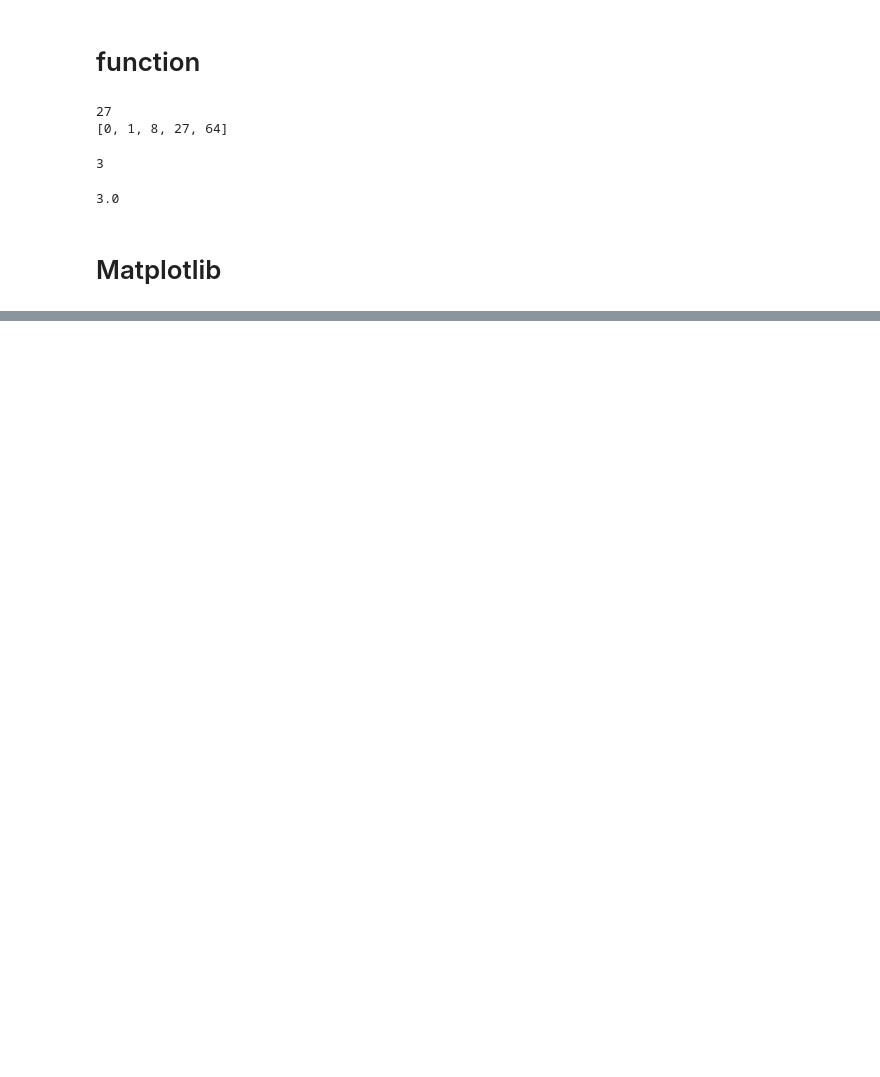
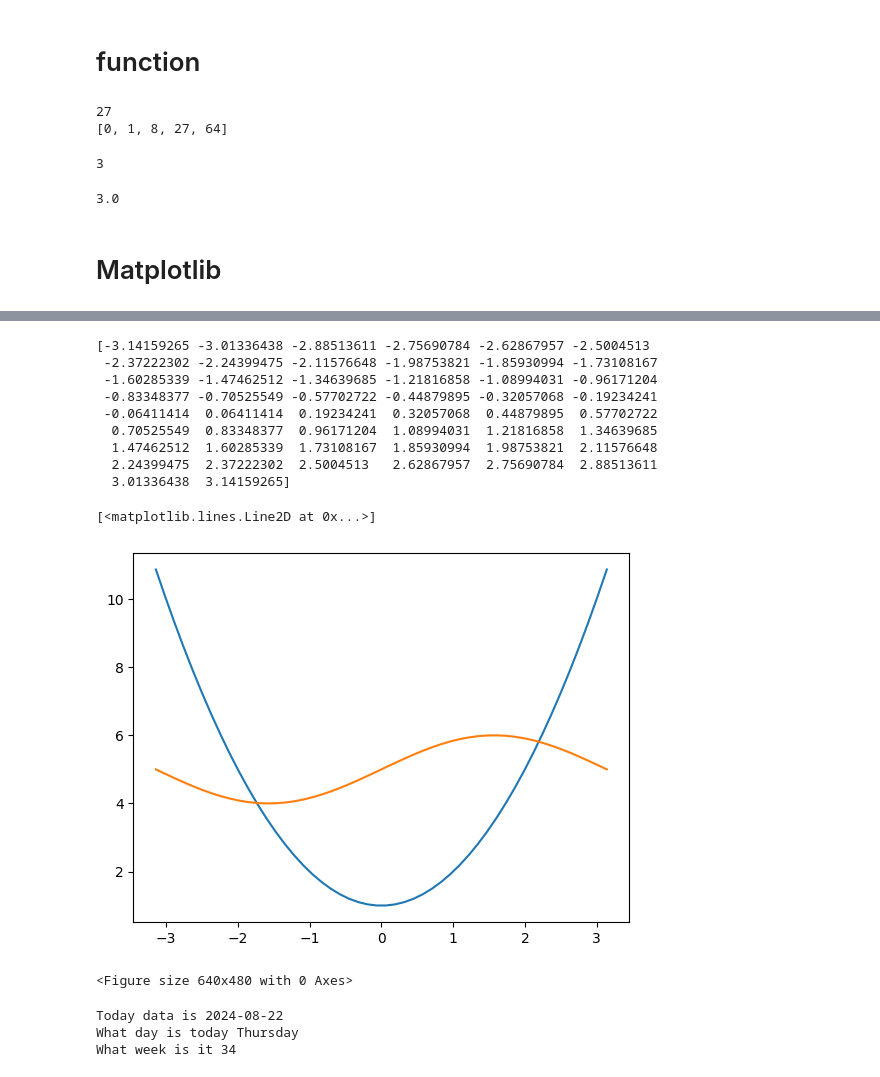
Before and after one commit to mosendamnit/Fullstack_data_muhsinahmad, a Jupyter notebook: practicing_at_home.ipynb, the cells around one changed output, grey strips where cells are left out. Cells and saved outputs as stored; diff of their text form; code cells hidden in the pictures; blank space fills up the shorter version.

```diff
--- a/practicing_at_home.ipynb
+++ b/practicing_at_home.ipynb
@@ -339,0 +340,43 @@ plt.show()
+# %%
+import numpy as np
+
+x = np.linspace(-np.pi , np.pi)
+
+print(x)
+
+
+f = lambda x : x**2 +1
+g = lambda x: np.sin(x) +5
+
+ax , fig = plt.axes() , plt.figure()
+
+ax.plot(x , f(x))
+ax.plot(x , g(x))
+# %% [output]
+[-3.14159265 -3.01336438 -2.88513611 -2.75690784 -2.62867957 -2.5004513
+ -2.37222302 -2.24399475 -2.11576648 -1.98753821 -1.85930994 -1.73108167
+ -1.60285339 -1.47462512 -1.34639685 -1.21816858 -1.08994031 -0.96171204
+ -0.83348377 -0.70525549 -0.57702722 -0.44879895 -0.32057068 -0.19234241
+ -0.06411414  0.06411414  0.19234241  0.32057068  0.44879895  0.57702722
+  0.70525549  0.83348377  0.96171204  1.08994031  1.21816858  1.34639685
+  1.47462512  1.60285339  1.73108167  1.85930994  1.98753821  2.11576648
+  2.24399475  2.37222302  2.5004513   2.62867957  2.75690784  2.88513611
+  3.01336438  3.14159265]
+[<matplotlib.lines.Line2D at 0x...>]
+[figure, added]
+<Figure size 640x480 with 0 Axes>
+# %%
+from datetime import datetime
+
+now = datetime.now()
+
+print(f"Today data is {now.date()}")
+
+
+print(f"What day is today {now.strftime('%A')}")
+
+print(f"What week is it {now.strftime ('%W')}")
+# %% [output]
+Today data is 2024-08-22
+What day is today Thursday
+What week is it 34
```
Also changed, not shown: parts of 11 cells of this notebook.
